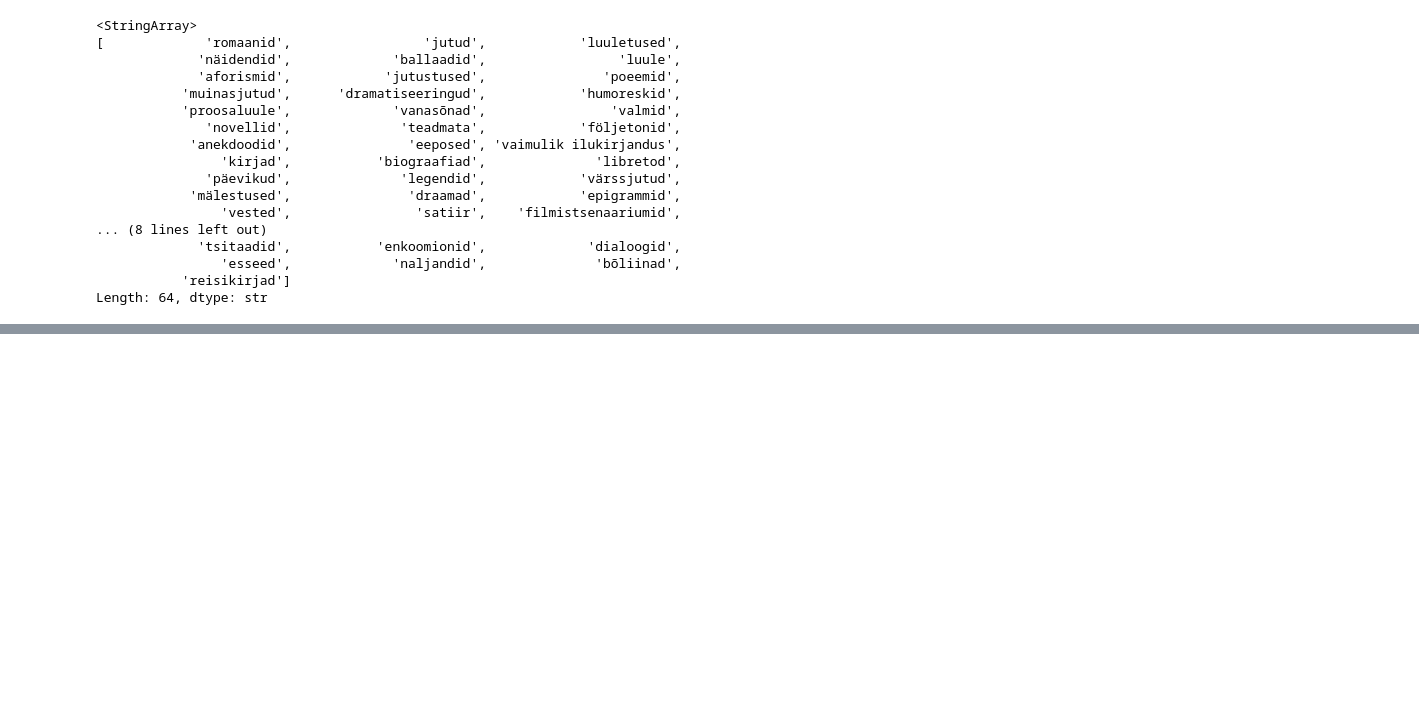
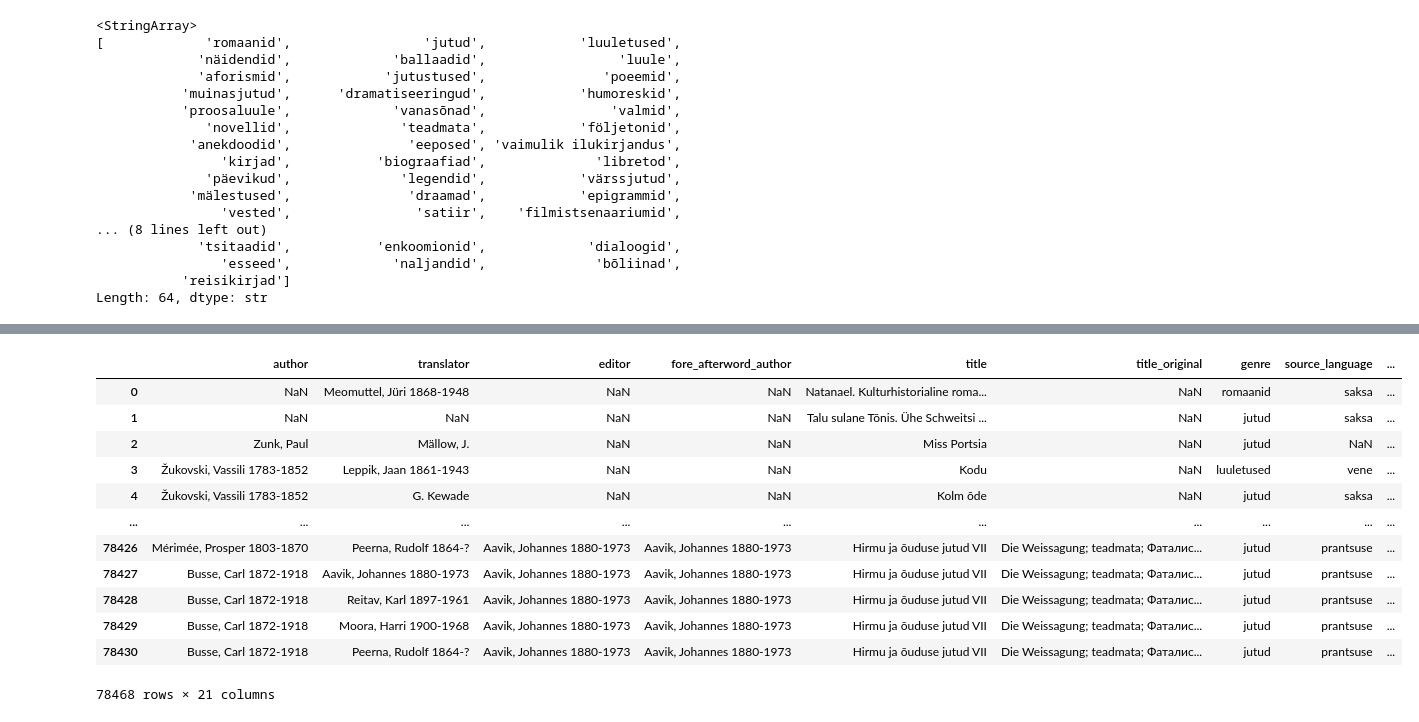
Before and after one commit to anadditivity/translations-hum-hackathon, a Jupyter notebook: addy-data-to-db-structure.ipynb, the cells around one changed output, grey strips where cells are left out. Drawn from its saved outputs; the diff is of its cells as text; code cells hidden in the pictures; blank space fills up the shorter version.

```diff
--- a/addy-data-to-db-structure.ipynb
+++ b/addy-data-to-db-structure.ipynb
@@ -234,0 +244,16 @@ literatures
+# %%
+data
+# %% [output]
+|  | author | translator | editor | fore_afterword_author | title | title_original | genre | source_language | ... |
+| 0 | NaN | Meomuttel, Jüri 1868-1948 | NaN | NaN | Natanael. Kulturhistorialine roma... | NaN | romaanid | saksa | ... |
+| 1 | NaN | NaN | NaN | NaN | Talu sulane Tõnis. Ühe Schweitsi ... | NaN | jutud | saksa | ... |
+| 2 | Zunk, Paul | Mällow, J. | NaN | NaN | Miss Portsia | NaN | jutud | NaN | ... |
+| 3 | Žukovski, Vassili 1783-1852 | Leppik, Jaan 1861-1943 | NaN | NaN | Kodu | NaN | luuletused | vene | ... |
+| 4 | Žukovski, Vassili 1783-1852 | G. Kewade | NaN | NaN | Kolm õde | NaN | jutud | saksa | ... |
+| ... | ... | ... | ... | ... | ... | ... | ... | ... | ... |
+| 78426 | Mérimée, Prosper 1803-1870 | Peerna, Rudolf 1864-? | Aavik, Johannes 1880-1973 | Aavik, Johannes 1880-1973 | Hirmu ja õuduse jutud VII | Die Weissagung; teadmata; Фаталис... | jutud | prantsuse | ... |
+| 78427 | Busse, Carl 1872-1918 | Aavik, Johannes 1880-1973 | Aavik, Johannes 1880-1973 | Aavik, Johannes 1880-1973 | Hirmu ja õuduse jutud VII | Die Weissagung; teadmata; Фаталис... | jutud | prantsuse | ... |
+| 78428 | Busse, Carl 1872-1918 | Reitav, Karl 1897-1961 | Aavik, Johannes 1880-1973 | Aavik, Johannes 1880-1973 | Hirmu ja õuduse jutud VII | Die Weissagung; teadmata; Фаталис... | jutud | prantsuse | ... |
+| 78429 | Busse, Carl 1872-1918 | Moora, Harri 1900-1968 | Aavik, Johannes 1880-1973 | Aavik, Johannes 1880-1973 | Hirmu ja õuduse jutud VII | Die Weissagung; teadmata; Фаталис... | jutud | prantsuse | ... |
+| 78430 | Busse, Carl 1872-1918 | Peerna, Rudolf 1864-? | Aavik, Johannes 1880-1973 | Aavik, Johannes 1880-1973 | Hirmu ja õuduse jutud VII | Die Weissagung; teadmata; Фаталис... | jutud | prantsuse | ... |
+78468 rows × 21 columns
```
Also changed, not shown: parts of 5 cells of this notebook, 19 other files.
